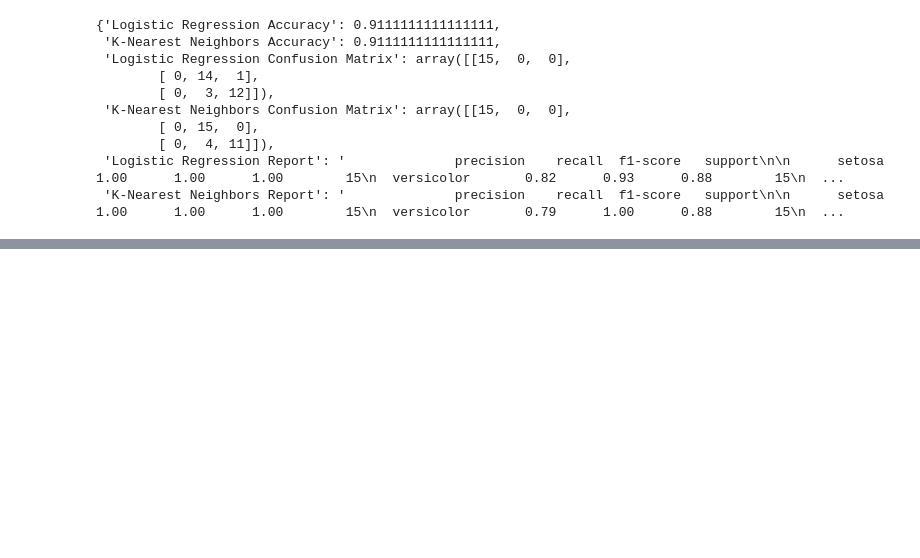
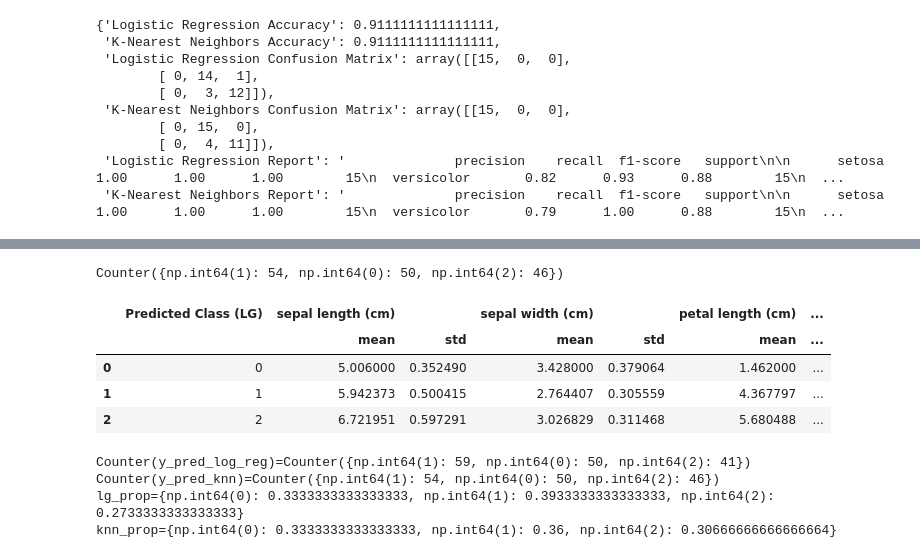
Before and after one commit to timryall/STAT3006, a Jupyter notebook: assignment_3/1.ipynb, the cells around one changed output, grey strips where cells are left out. Cells and saved outputs as stored; diff of their text form; code cells hidden in the pictures; blank space fills up the shorter version.

```diff
--- a/assignment_3/1.ipynb
+++ b/assignment_3/1.ipynb
@@ -727,28 +770,66 @@ log_reg = LogisticRegression(multi_class='multinomial', max_iter=200, class_weig
 log_reg.fit(X, y)
 y_pred_log_reg = log_reg.predict(X)
 
-# 2. Non-probability-based classifier: k-Nearest Neighbors (k=5)
-knn = KNeighborsClassifier(n_neighbors=5)
-knn.fit(X, y)
+# 2. Non-probability-based classifier: k-Nearest Neighbors (k=3)
+
+X_prop = []
+y_prop = []
+
+for i, point in enumerate(X):
+    for _ in range(int(class_weights[y[i]] * 10)):
+        X_prop.append(point)
+        y_prop.append(y[i])
+
+X_prop=np.array(X_prop)
+y_prop=np.array(y_prop)
+
+
+knn = KNeighborsClassifier(n_neighbors=int(3 *  (len(y_prop) / len(y))))
+knn.fit(X_prop, y_prop)
 y_pred_knn = knn.predict(X)
 
-results
+
+print(Counter(y_pred_knn))
+# %% [output]
+Counter({np.int64(1): 54, np.int64(0): 50, np.int64(2): 46})
 # %%
-X_df = pd.DataFrame(X, columns=iris.feature_names)
+X_df = pd.DataFrame(iris.data, columns=iris.feature_names)
 X_df['True Class'] = y
 
 # Logistic Regression: Extracting parameter estimates (coefficients)
 log_reg_coefficients = pd.DataFrame(log_reg.coef_, columns=iris.feature_names, index=iris.target_names)
 log_reg_coefficients['Intercept'] = log_reg.intercept_
 X_df['Predicted Class (LG)'] = y_pred_log_reg
 
 # k-NN: Summarizing the observations classified into each class
 X_df['Predicted Class (k-NN)'] = y_pred_knn
 
-
 # Numerical summary of the features for each predicted class (mean and std dev)
 knn_summary = X_df.groupby('Predicted Class (k-NN)').agg(['mean', 'std']).reset_index()
 lg_summary = X_df.groupby('Predicted Class (LG)').agg(['mean', 'std']).reset_index()
 
 
-log_reg_coefficients, lg_summary, knn_summary
+#  log_reg_coefficients
+lg_summary
+# %% [output]
+|  | Predicted Class (LG) | sepal length (cm) |  | sepal width (cm) |  | petal length (cm) | ... |
+|  |  | mean | std | mean | std | mean | ... |
+| 0 | 0 | 5.006000 | 0.352490 | 3.428000 | 0.379064 | 1.462000 | ... |
+| 1 | 1 | 5.942373 | 0.500415 | 2.764407 | 0.305559 | 4.367797 | ... |
+| 2 | 2 | 6.721951 | 0.597291 | 3.026829 | 0.311468 | 5.680488 | ... |
+# %%
+from collections import Counter
+
+print(f"{Counter(y_pred_log_reg)=}")
+print(f"{Counter(y_pred_knn)=}")
+
+lg_prop  = {clas: coun / len(y_pred_log_reg) for clas, coun in Counter(y_pred_log_reg).items()}
+knn_prop  = {clas: coun / len(y_pred_knn) for clas, coun in Counter(y_pred_knn).items()}
+
+print(f"{lg_prop=}")
+print(f"{knn_prop=}")
+# %% [output]
+Counter(y_pred_log_reg)=Counter({np.int64(1): 59, np.int64(0): 50, np.int64(2): 41})
+Counter(y_pred_knn)=Counter({np.int64(1): 54, np.int64(0): 50, np.int64(2): 46})
+lg_prop={np.int64(0): 0.3333333333333333, np.int64(1): 0.3933333333333333, np.int64(2): 0.2733333333333333}
+knn_prop={np.int64(0): 0.3333333333333333, np.int64(1): 0.36, np.int64(2): 0.30666666666666664}
```
Also changed, not shown: parts of 10 cells of this notebook, 5 other files.
